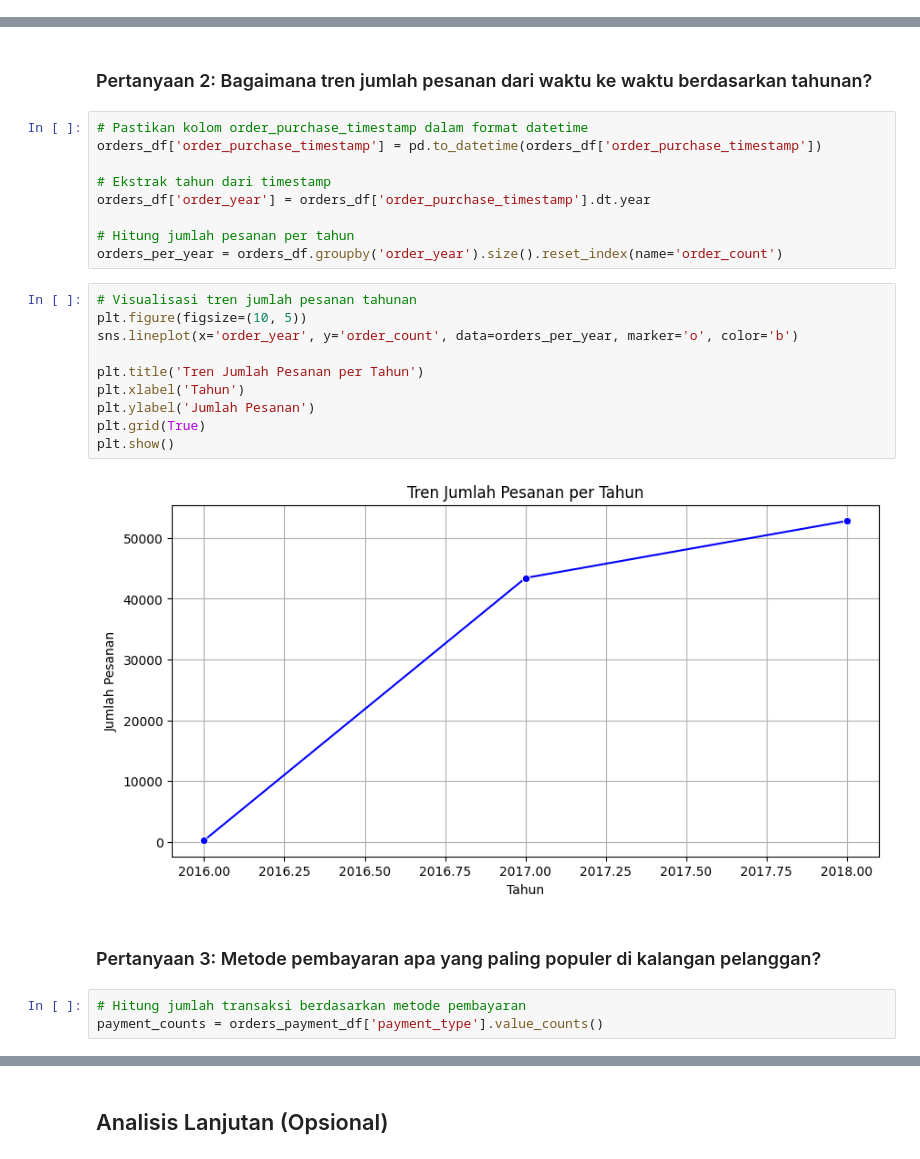
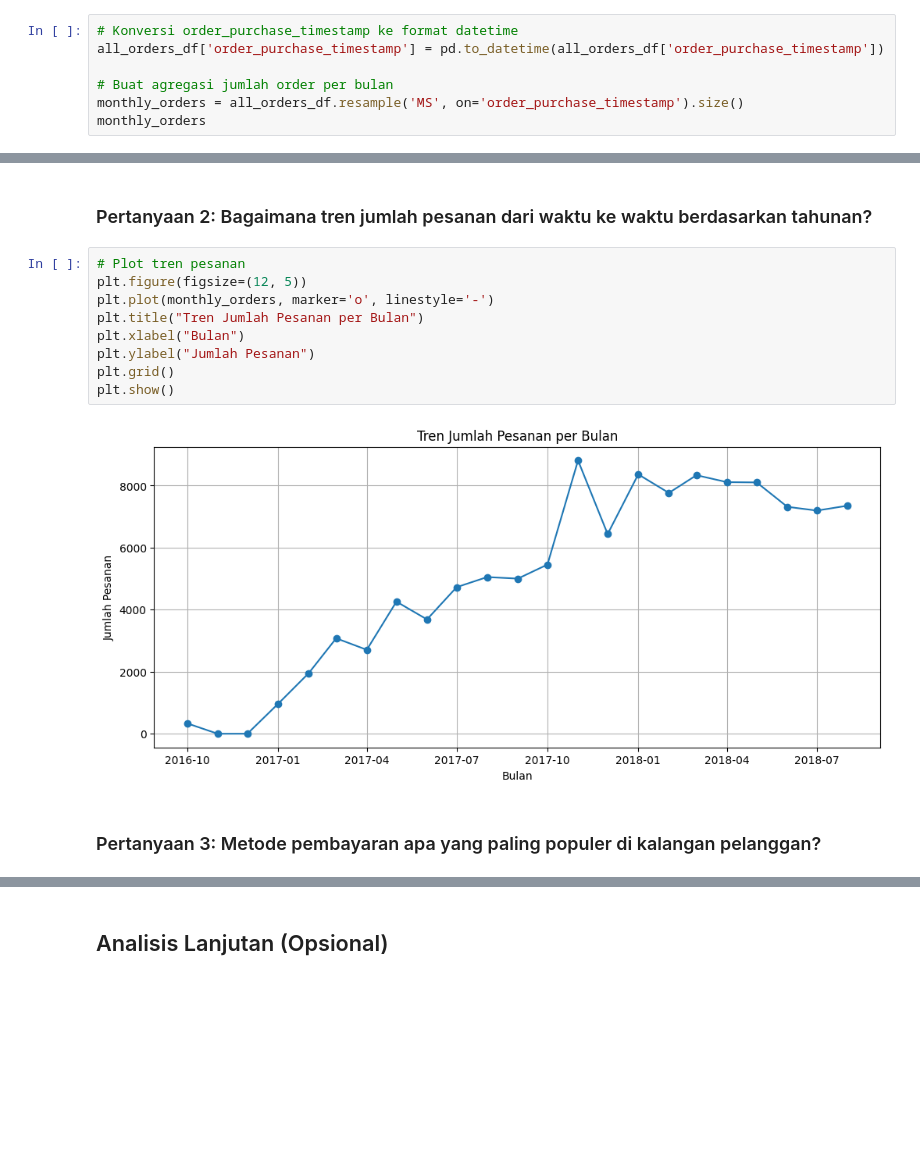
Before and after one commit to Mufidz04/analyst-ecommerce-dicods, a Jupyter notebook: Proyek_Analisis_Data.ipynb, the cells around one changed output, grey strips where cells are left out. Cells and saved outputs as stored; diff of their text form; blank space fills up the shorter version.

```diff
--- a/Proyek_Analisis_Data.ipynb
+++ b/Proyek_Analisis_Data.ipynb
@@ -469,0 +579,7 @@ products_df.describe()
+# %%
+# Konversi order_purchase_timestamp ke format datetime
+all_orders_df['order_purchase_timestamp'] = pd.to_datetime(all_orders_df['order_purchase_timestamp'])
+
+# Buat agregasi jumlah order per bulan
+monthly_orders = all_orders_df.resample('MS', on='order_purchase_timestamp').size()
+monthly_orders
@@ -521,29 +695,16 @@ Passing `palette` without assigning `hue` is deprecated and will be removed in v
 # %% [markdown]
 ### Pertanyaan 2: Bagaimana tren jumlah pesanan dari waktu ke waktu berdasarkan tahunan?
-# %%
-# Pastikan kolom order_purchase_timestamp dalam format datetime
-orders_df['order_purchase_timestamp'] = pd.to_datetime(orders_df['order_purchase_timestamp'])
-
-# Ekstrak tahun dari timestamp
-orders_df['order_year'] = orders_df['order_purchase_timestamp'].dt.year
-
-# Hitung jumlah pesanan per tahun
-orders_per_year = orders_df.groupby('order_year').size().reset_index(name='order_count')
 # %%
-# Visualisasi tren jumlah pesanan tahunan
-plt.figure(figsize=(10, 5))
-sns.lineplot(x='order_year', y='order_count', data=orders_per_year, marker='o', color='b')
-
-plt.title('Tren Jumlah Pesanan per Tahun')
-plt.xlabel('Tahun')
-plt.ylabel('Jumlah Pesanan')
-plt.grid(True)
+# Plot tren pesanan
+plt.figure(figsize=(12, 5))
+plt.plot(monthly_orders, marker='o', linestyle='-')
+plt.title("Tren Jumlah Pesanan per Bulan")
+plt.xlabel("Bulan")
+plt.ylabel("Jumlah Pesanan")
+plt.grid()
 plt.show()
 # %% [output]
-[figure, old version]
+[figure, new version]
 # %% [markdown]
 ### Pertanyaan 3: Metode pembayaran apa yang paling populer di kalangan pelanggan?
-# %%
-# Hitung jumlah transaksi berdasarkan metode pembayaran
-payment_counts = orders_payment_df['payment_type'].value_counts()
 # %%
```
Also changed, not shown: parts of 72 cells of this notebook, 1 other file.
